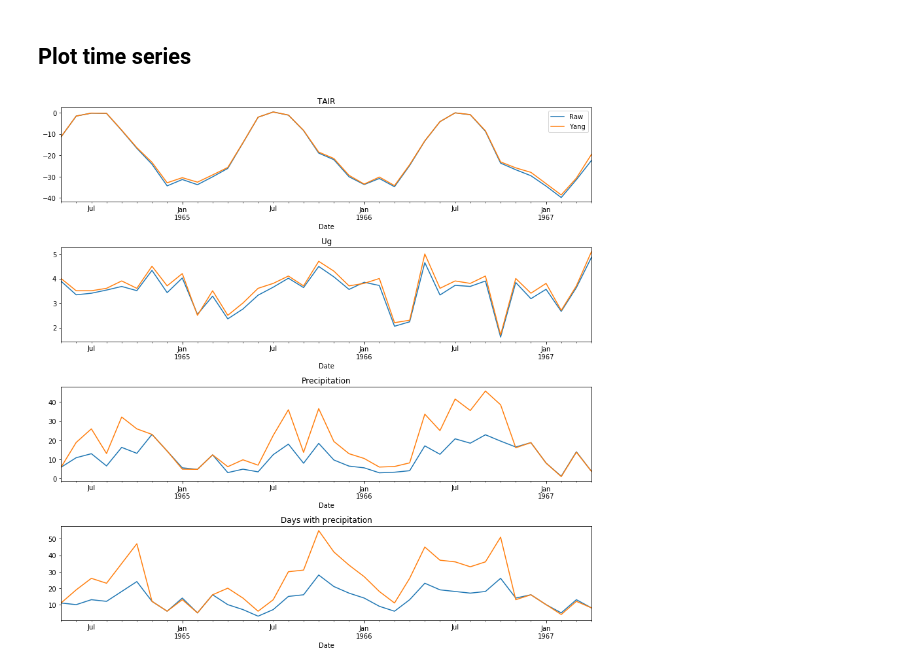
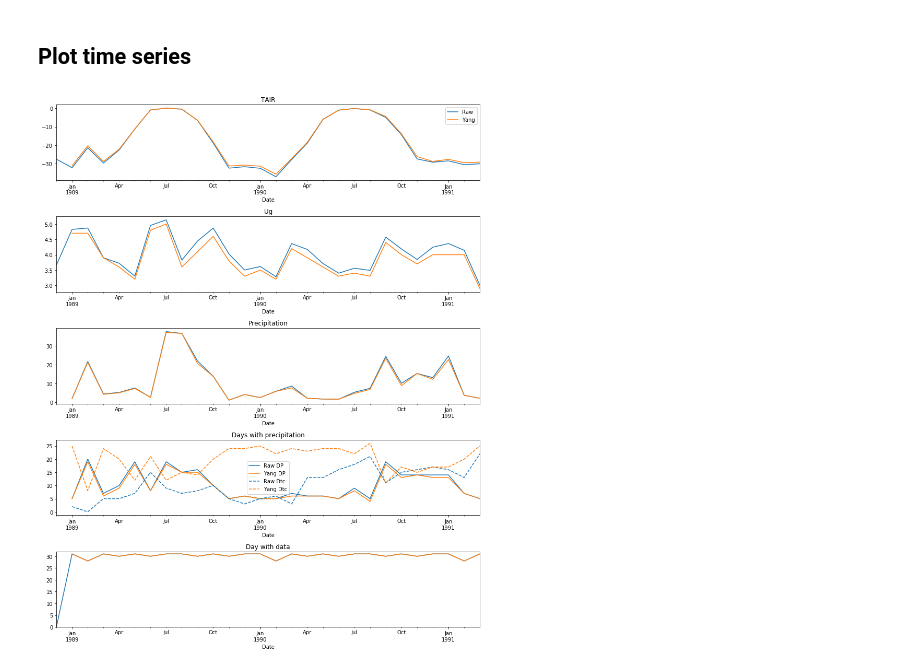
Before and after one commit to andypbarrett/SnowOnSeaIce, a Jupyter notebook: notebooks/compare_with_yang_precip.ipynb, the cells around one changed output. Saved outputs shown, nothing was run; the diff lists cells and outputs as text; code cells hidden in the pictures.

```diff
--- a/notebooks/compare_with_yang_precip.ipynb
+++ b/notebooks/compare_with_yang_precip.ipynb
@@ -31,7 +31,7 @@ def get_merged_data(sid):
     """
     # Get data
     met = npsnow.read_met(met_filename(sid))
-    precDay = get_precip(sid)
+    precDay = get_precip(sid, set_noprecip_to_nan=False)
     snowDay = get_snowdepth(sid)
     snowDay = snowDay.where(snowDay.notnull(), 0.)
     # Convert to daily metrics
@@ -65,7 +65,7 @@ np.round(met['1972-05-01'].TAIR.mean(), 1)
 # %% [markdown]
 ## Get daily met and precip data
 # %%
-sid = '13'
+sid = '31'
 df = get_merged_data(sid)
 df.head()
 # %% [output]
@@ -94,12 +100,13 @@ rdiff.plot(ax=ax[2])
 ## Convert to monthly data
 # %%
 dfMon = pd.DataFrame({
-    'ND': df.Station_ID.resample('MS').count(),
+    'ND': df.PRECIP.resample('MS').count(),
     'NU': df.Ug.resample('MS').count(),
+    'NT': df.TAIR.resample('MS').count(),
     'Tmn': df.TAIR.resample('MS', label='left').mean(),
     'Ug': df.Ug.resample('MS', label='left').mean(),
     'DP': df.PRECIP[df.PRECIP > 0.].resample('MS').count(),
     'Dtc': df.PRECIP[df.PRECIP == 0.].resample('MS').count(),
-    'Pg': df.PRECIP.resample('MS').sum()
+    'Pg': df.PRECIP[df.PRECIP > 0].resample('MS').sum()
 })
-#dfMon
+dfMon
@@ -132,29 +173,40 @@ yangMon
 # %% [markdown]
 ## Plot time series
 # %%
-fig, ax = plt.subplots(4, 1, figsize=(12,12))
+fig, ax = plt.subplots(5, 1, figsize=(12,15))
+
+myb = '#1f77b4'
+myo = '#ff7f0e'
 
 # Mean temperature
-dfMon.Tmn.plot(ax=ax[0], label='Raw')
-yangMon.Tmn.plot(ax=ax[0], label='Yang')
+dfMon.Tmn.plot(ax=ax[0], label='Raw', color=myb)
+yangMon.Tmn.plot(ax=ax[0], label='Yang', color=myo)
 ax[0].legend()
 ax[0].set_title('TAIR')
 
 # Wind as gauge
-dfMon.Ug.plot(ax=ax[1])
-yangMon.Ug.plot(ax=ax[1])
+dfMon.Ug.plot(ax=ax[1], color=myb)
+yangMon.Ug.plot(ax=ax[1], color=myo)
 ax[1].set_title('Ug')
 
 # Precipitation
-dfMon.Pg.plot(ax=ax[2])
-yangMon.Pg.plot(ax=ax[2])
+dfMon.Pg.plot(ax=ax[2], c=myb)
+yangMon.Pg.plot(ax=ax[2], c=myo)
 ax[2].set_title('Precipitation')
 
 # Days with precipitation and trace
-dfMon.DP.plot(ax=ax[3])
-yangMon.DP.plot(ax=ax[3])
+dfMon.DP.plot(ax=ax[3], label='Raw DP', c=myb)
+yangMon.DP.plot(ax=ax[3], label='Yang DP', c=myo)
+dfMon.Dtc.plot(ax=ax[3], ls='--', label='Raw Dtc', c=myb)
+yangMon.Dtc.plot(ax=ax[3], ls='--', label='Yang Dtc', c=myo)
+ax[3].legend()
 ax[3].set_title('Days with precipitation')
 
+dfMon.ND.plot(ax=ax[4], c=myb)
+yangMon.ND.plot(ax=ax[4], c=myo)
+ax[4].set_ylim(0,32)
+ax[4].set_title('Day with data')
+
 plt.tight_layout()
 # %% [output]
-[figure, old version]
+[figure, new version]
```
Also changed, not shown: parts of 5 cells of this notebook, 3 other files.
